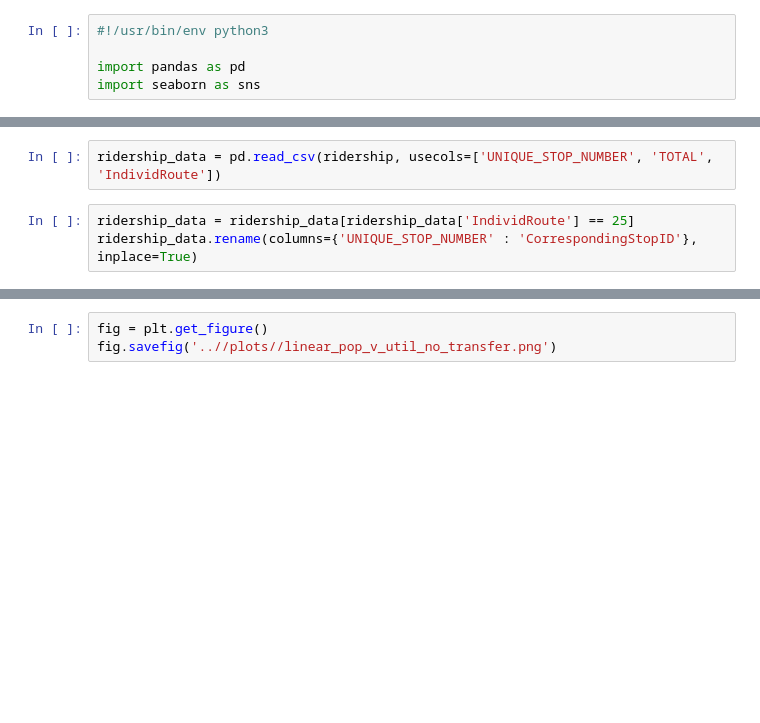
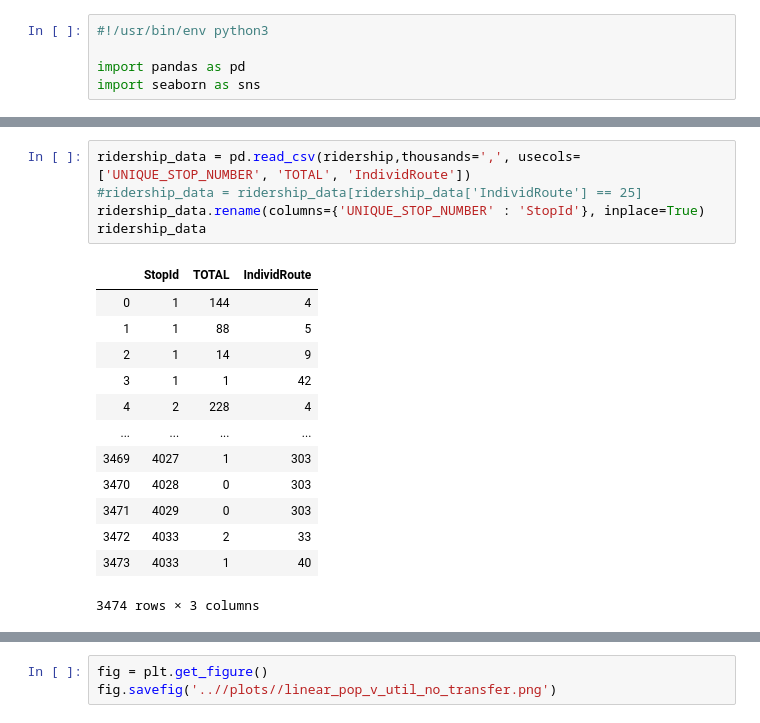
Before and after one commit to joy-kitson/bus-routes, a Jupyter notebook: src/util_v_pop_plot.ipynb, the cells around one changed output, grey strips where cells are left out. Drawn from its saved outputs; the diff is of its cells as text; blank space fills up the shorter version.

```diff
--- a/src/util_v_pop_plot.ipynb
+++ b/src/util_v_pop_plot.ipynb
@@ -12,5 +32,19 @@ r25_stop_ids.dropna(inplace=True)
 # %%
-ridership_data = pd.read_csv(ridership, usecols=['UNIQUE_STOP_NUMBER', 'TOTAL', 'IndividRoute'])
+ridership_data = pd.read_csv(ridership,thousands=',', usecols=['UNIQUE_STOP_NUMBER', 'TOTAL', 'IndividRoute'])
+#ridership_data = ridership_data[ridership_data['IndividRoute'] == 25]
+ridership_data.rename(columns={'UNIQUE_STOP_NUMBER' : 'StopId'}, inplace=True)
+ridership_data
+# %% [output]
+|  | StopId | TOTAL | IndividRoute |
+| 0 | 1 | 144 | 4 |
+| 1 | 1 | 88 | 5 |
+| 2 | 1 | 14 | 9 |
+| 3 | 1 | 1 | 42 |
+| 4 | 2 | 228 | 4 |
+| ... | ... | ... | ... |
+| 3469 | 4027 | 1 | 303 |
+| 3470 | 4028 | 0 | 303 |
+| 3471 | 4029 | 0 | 303 |
+| 3472 | 4033 | 2 | 33 |
+| 3473 | 4033 | 1 | 40 |
+3474 rows × 3 columns
-# %%
-ridership_data = ridership_data[ridership_data['IndividRoute'] == 25]
-ridership_data.rename(columns={'UNIQUE_STOP_NUMBER' : 'CorrespondingStopID'}, inplace=True)
```
Also changed, not shown: parts of 11 cells of this notebook, 1 other file.
